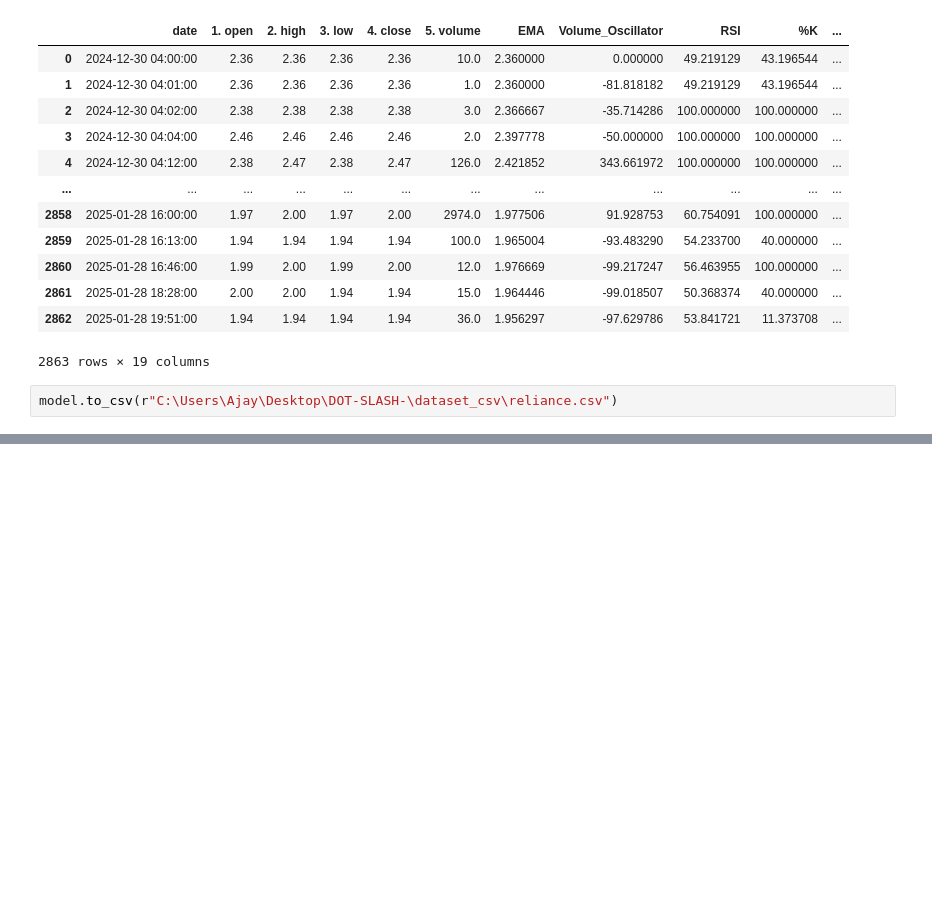
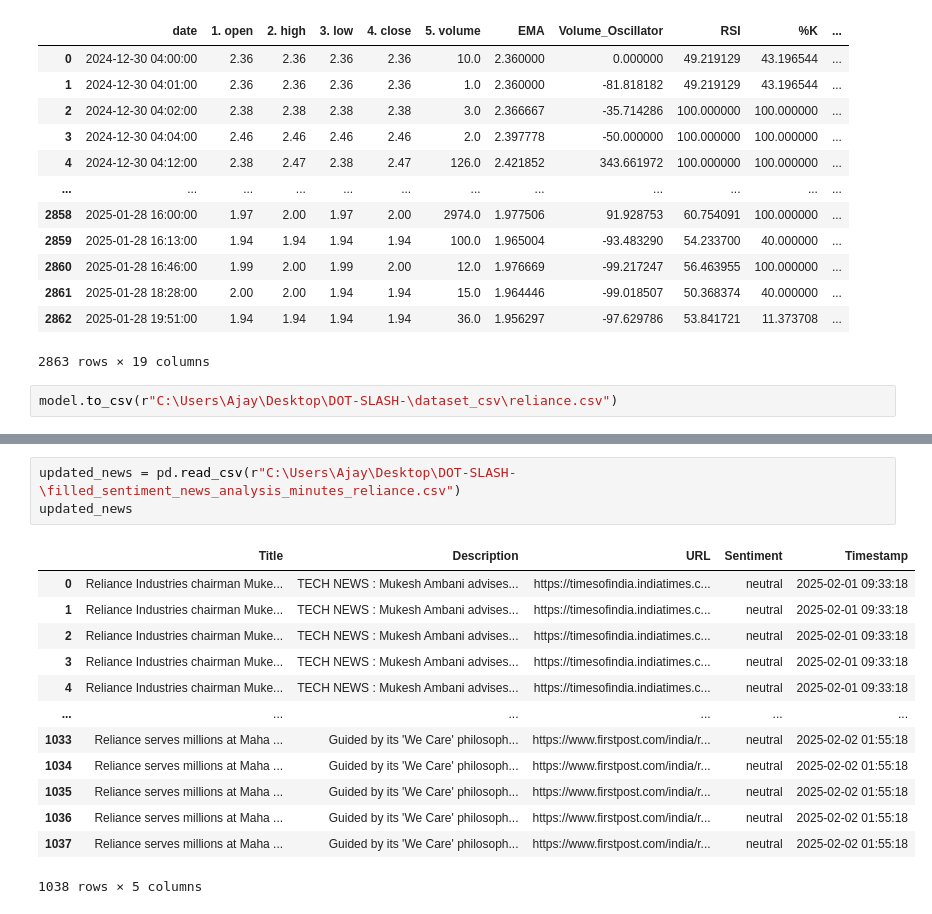
Before and after one commit to KULTHEOM/DOT-SLASH-, a Jupyter notebook: Model_tanmay.ipynb, the cells around one changed output, grey strips where cells are left out. Drawn from its saved outputs; the diff is of its cells as text; blank space fills up the shorter version.

```diff
--- a/Model_tanmay.ipynb
+++ b/Model_tanmay.ipynb
@@ -503,0 +830,17 @@ reliance - Target MSE: 0.0192, Comprehensive_RRR MSE: 0.0192
+# %%
+updated_news = pd.read_csv(r"C:\Users\Ajay\Desktop\DOT-SLASH-\filled_sentiment_news_analysis_minutes_reliance.csv")
+updated_news
+# %% [output]
+|  | Title | Description | URL | Sentiment | Timestamp |
+| 0 | Reliance Industries chairman Muke... | TECH NEWS : Mukesh Ambani advises... | https://timesofindia.indiatimes.c... | neutral | 2025-02-01 09:33:18 |
+| 1 | Reliance Industries chairman Muke... | TECH NEWS : Mukesh Ambani advises... | https://timesofindia.indiatimes.c... | neutral | 2025-02-01 09:33:18 |
+| 2 | Reliance Industries chairman Muke... | TECH NEWS : Mukesh Ambani advises... | https://timesofindia.indiatimes.c... | neutral | 2025-02-01 09:33:18 |
+| 3 | Reliance Industries chairman Muke... | TECH NEWS : Mukesh Ambani advises... | https://timesofindia.indiatimes.c... | neutral | 2025-02-01 09:33:18 |
+| 4 | Reliance Industries chairman Muke... | TECH NEWS : Mukesh Ambani advises... | https://timesofindia.indiatimes.c... | neutral | 2025-02-01 09:33:18 |
+| ... | ... | ... | ... | ... | ... |
+| 1033 | Reliance serves millions at Maha ... | Guided by its 'We Care' philosoph... | https://www.firstpost.com/india/r... | neutral | 2025-02-02 01:55:18 |
+| 1034 | Reliance serves millions at Maha ... | Guided by its 'We Care' philosoph... | https://www.firstpost.com/india/r... | neutral | 2025-02-02 01:55:18 |
+| 1035 | Reliance serves millions at Maha ... | Guided by its 'We Care' philosoph... | https://www.firstpost.com/india/r... | neutral | 2025-02-02 01:55:18 |
+| 1036 | Reliance serves millions at Maha ... | Guided by its 'We Care' philosoph... | https://www.firstpost.com/india/r... | neutral | 2025-02-02 01:55:18 |
+| 1037 | Reliance serves millions at Maha ... | Guided by its 'We Care' philosoph... | https://www.firstpost.com/india/r... | neutral | 2025-02-02 01:55:18 |
+1038 rows × 5 columns
```
Also changed, not shown: parts of 10 cells of this notebook, 11 other files.
